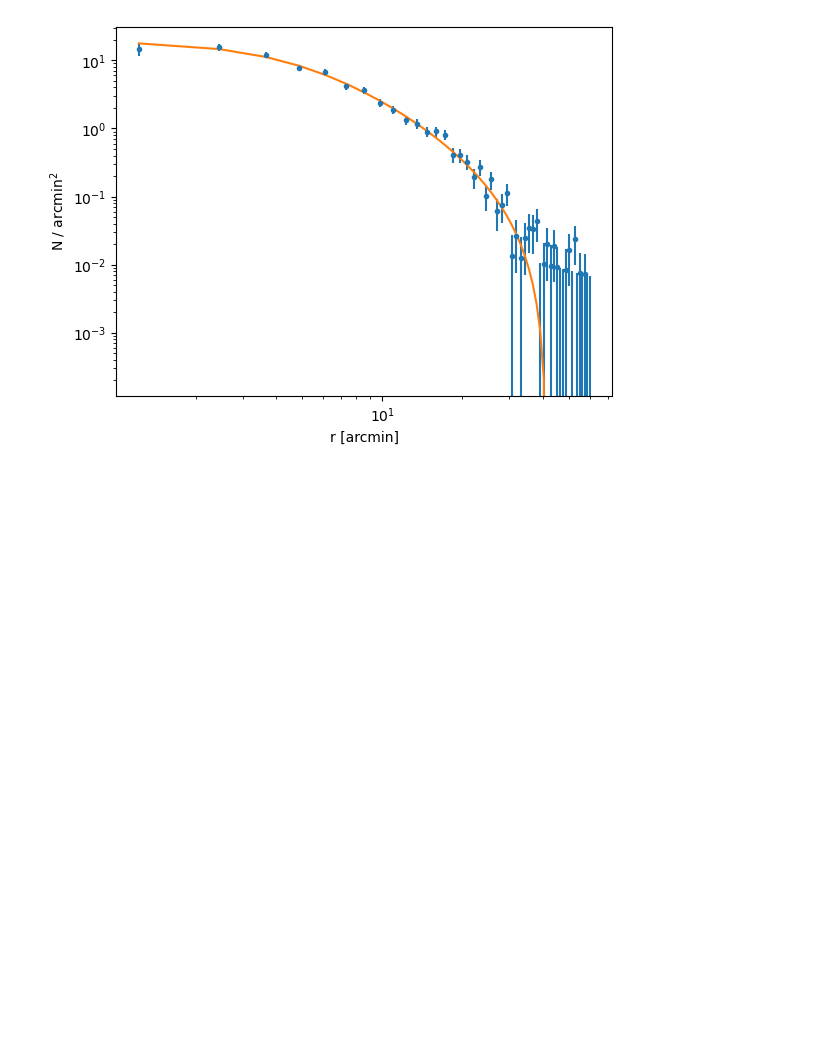
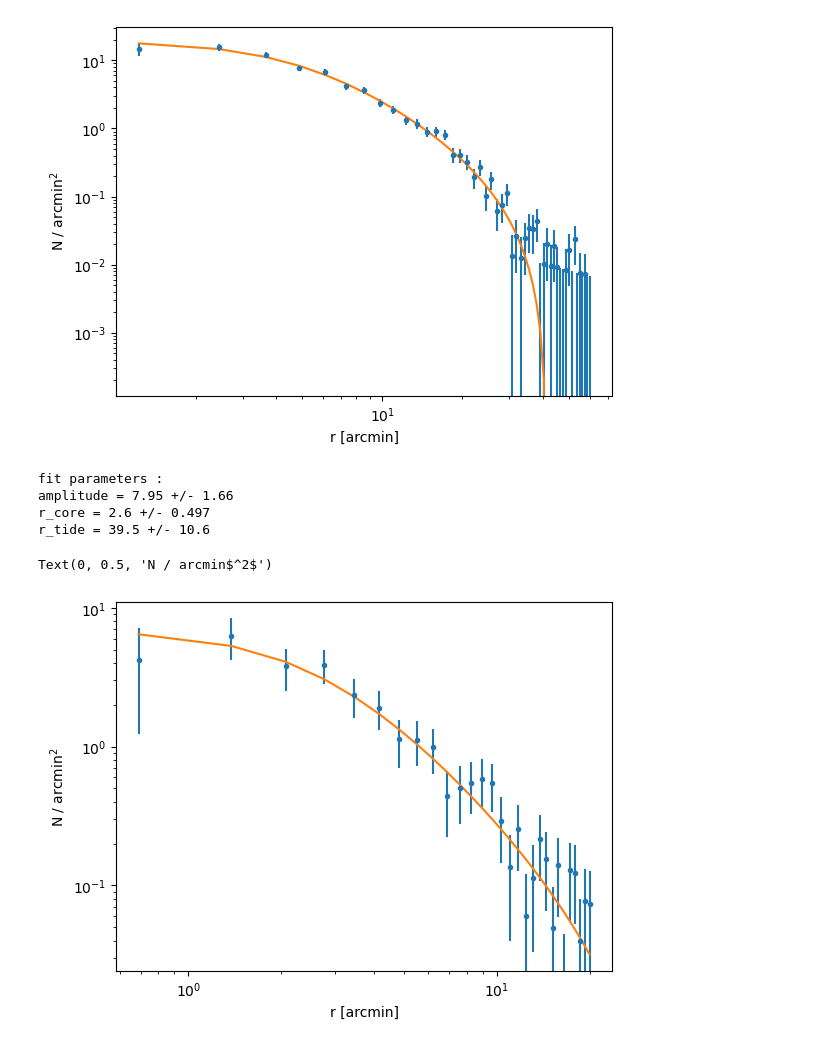
Before and after one commit to ageller/BASE9_utils, a Jupyter notebook: getGaiaData/testKingModel.ipynb, the cells around one changed output. Saved outputs shown, nothing was run; the diff lists cells and outputs as text; code cells hidden in the pictures; blank space fills up the shorter version.

Commit message:
example king model fitting with bright stars

```diff
--- a/getGaiaData/testKingModel.ipynb
+++ b/getGaiaData/testKingModel.ipynb
@@ -127,3 +127,77 @@ ax.set_ylabel(r'N / arcmin$^2$')
 # %% [output]
 Text(0, 0.5, 'N / arcmin$^2$')
 [figure]
+# %%
+# what about fitting to only the brightest stars?
+# literature using 2MASS (so only bright stars) is 2.35 arcmin
+
+# get the members
+mask = np.logical_and(cluster.data['membership'] > cluster.membershipMin, cluster.data['phot_g_mean_mag'] < 15)
+members = cluster.data[mask]
+
+# calcuate the distance from the cluster center (in arcmin)
+#center = SkyCoord(cluster.RA*units.degree, cluster.Dec*units.degree, frame='icrs')
+
+# or should we use the mean (or median) values of RA and Dec from the members??
+center = SkyCoord(np.mean(members['ra'])*units.degree, np.mean(members['dec'])*units.degree, frame='icrs')
+
+members['coord'] = SkyCoord(members['ra'], members['dec'], frame='icrs')
+members['rCenter'] = center.separation(members['coord']).to(units.arcmin)
+
+# get the histogram of radial values
+
+# set the radial bins (in arcmin)
+bins = np.linspace(0, 20, 30)
+
+# calculate the bin centers
+bin_centers = bins[:-1] + np.diff(bins)[0]
+
+# get the radial histogram (number in each bin)
+nr,br = np.histogram(members['rCenter'],bins = bins)
+
+# calculate the surface areas
+sarea = [bin_centers[0]**2.]
+sarea += [bin_centers[i+1]**2. - bin_centers[i]**2. for i in range(len(bin_centers) - 1)]
+sarea = np.array(sarea)
+
+# calculate the surface density (N/area)
+sdensity = nr/sarea
+
+# calculate the uncertainty on the surface density (using propagation of errors and assuming zero uncertainty on the surface area)
+err_sdensity = np.sqrt(nr)/sarea
+
+# make sure that the errors are always non-zero (not sure the best approach here)
+xx = np.where(err_sdensity == 0)
+err_sdensity[xx] = 1./sarea[xx]
+
+# fit a King model
+p_init = models.KingProjectedAnalytic1D(max(sdensity), 2., 60.)
+fit_p = cluster.fitter
+king = fit_p(p_init, bin_centers, sdensity, weights = 1.0/err_sdensity)
+
+# get the parameters and the uncertainties
+# https://github.com/astropy/astropy/issues/7202
+param_names = king.param_names
+params = king.parameters
+err_params = np.sqrt(np.diag(fit_p.fit_info['param_cov']))
+
+print('fit parameters :')
+for (x1,x2,x3) in zip(param_names, params, err_params):
+    print(f'{x1} = {x2:.3} +/- {x3:.3}')
+
+# plot with the king model fit
+f,ax = plt.subplots()
+_ = ax.errorbar(bin_centers, sdensity, yerr = err_sdensity, fmt = '.')
+foo = models.KingProjectedAnalytic1D(*king.parameters)
+ax.plot(bin_centers, foo(bin_centers))
+ax.set_xscale('log')
+ax.set_yscale('log')
+ax.set_xlabel('r [arcmin]')
+ax.set_ylabel(r'N / arcmin$^2$')
+# %% [output]
+fit parameters :
+amplitude = 7.95 +/- 1.66
+r_core = 2.6 +/- 0.497
+r_tide = 39.5 +/- 10.6
+Text(0, 0.5, 'N / arcmin$^2$')
+[figure, added]
```
